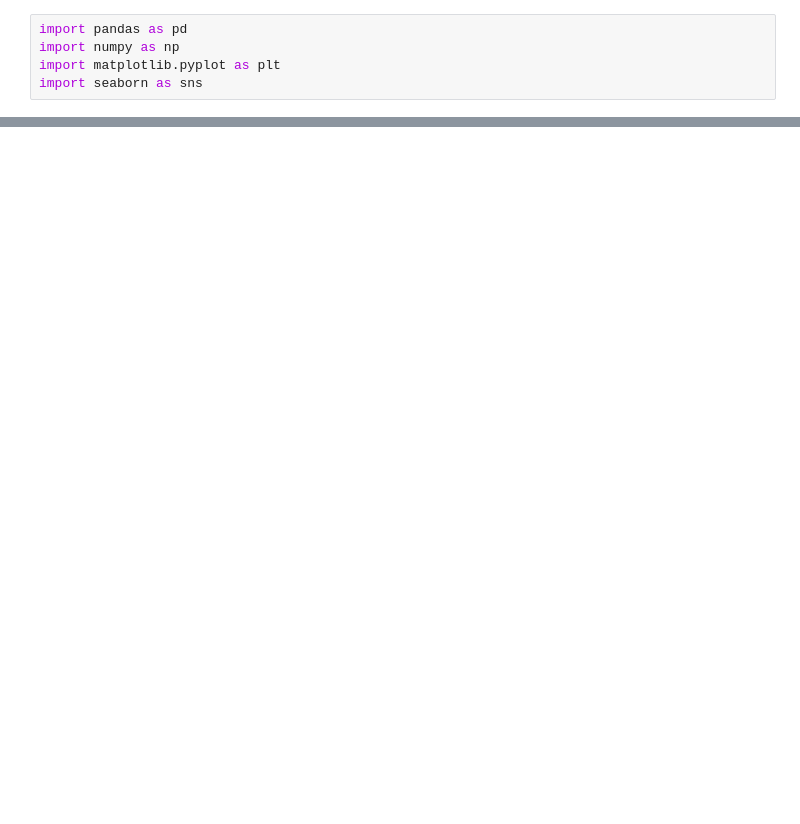
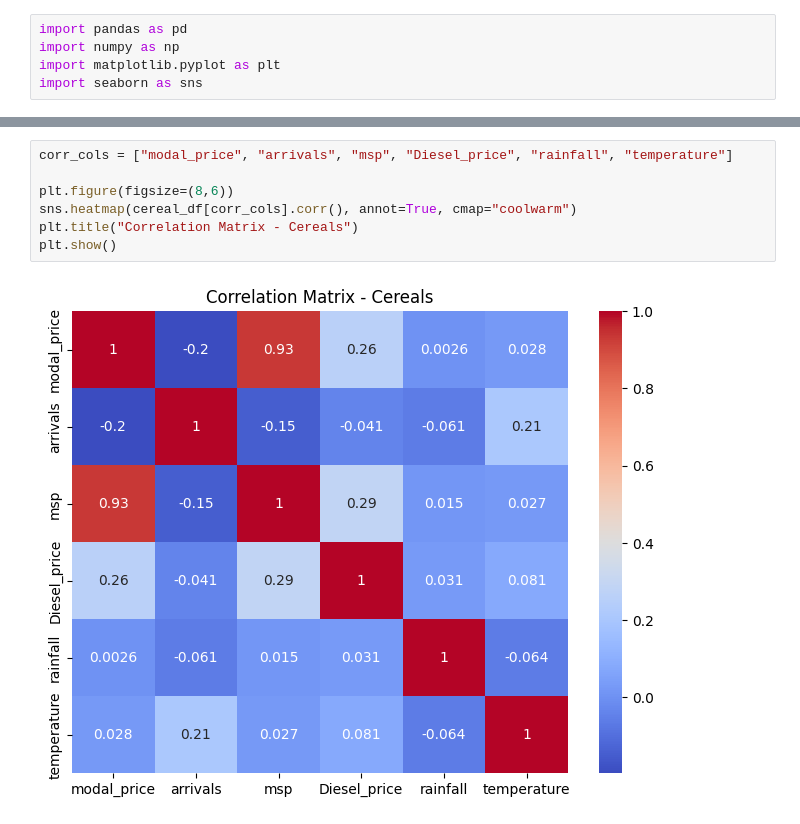
Before and after one commit to rajkarma16/Agri-Hotri_Price_Prediction, a Jupyter notebook: Data_Processing/plots.ipynb, the cells around one changed output, grey strips where cells are left out. Drawn from its saved outputs; the diff is of its cells as text; blank space fills up the shorter version.

```diff
--- a/Data_Processing/plots.ipynb
+++ b/Data_Processing/plots.ipynb
@@ -10,0 +66,9 @@ FileNotFoundError: [Errno 2] No such file or directory: 'Data\\Cereal_Final.csv'
+# %%
+corr_cols = ["modal_price", "arrivals", "msp", "Diesel_price", "rainfall", "temperature"]
+
+plt.figure(figsize=(8,6))
+sns.heatmap(cereal_df[corr_cols].corr(), annot=True, cmap="coolwarm")
+plt.title("Correlation Matrix - Cereals")
+plt.show()
+# %% [output]
+[figure, added]
```
Also changed, not shown: parts of 13 cells of this notebook.
